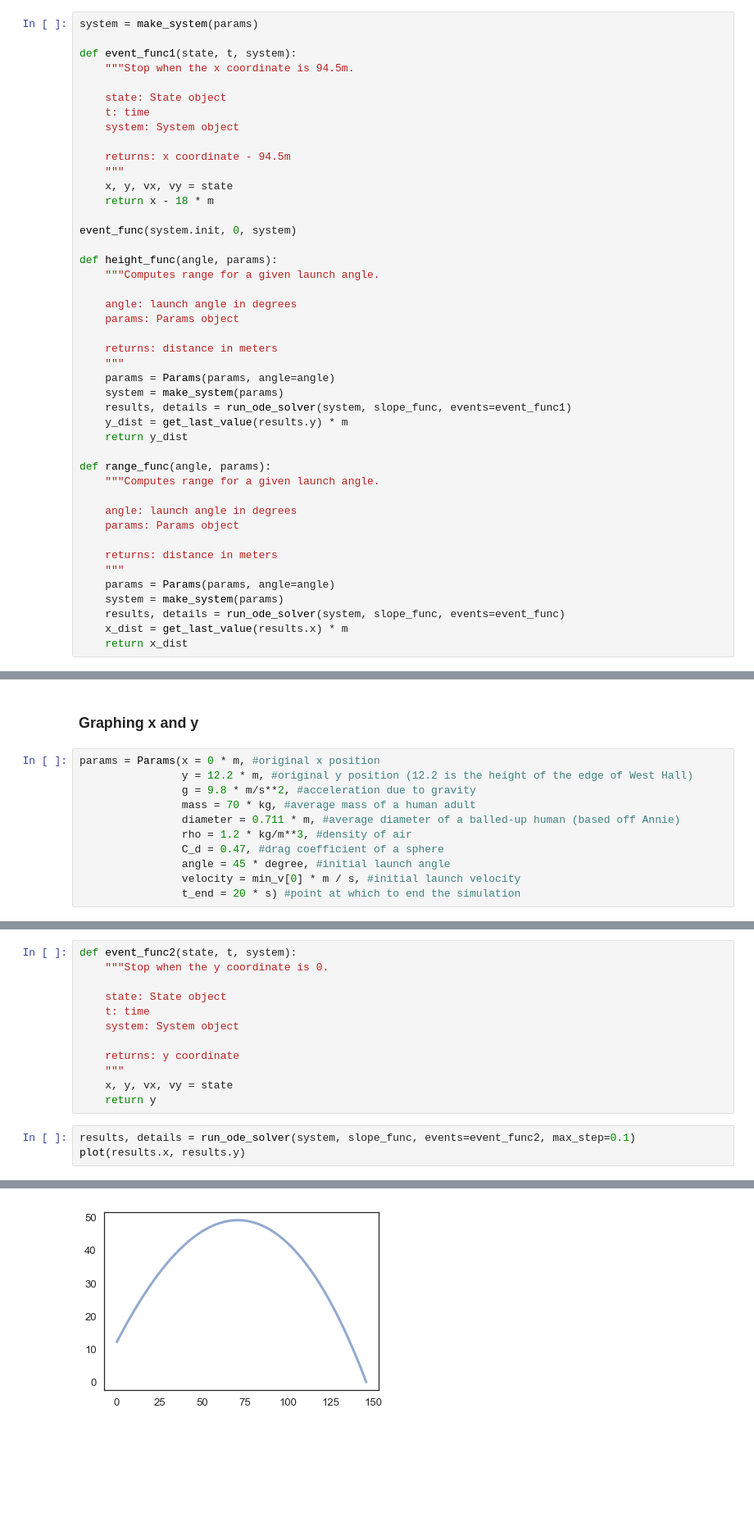
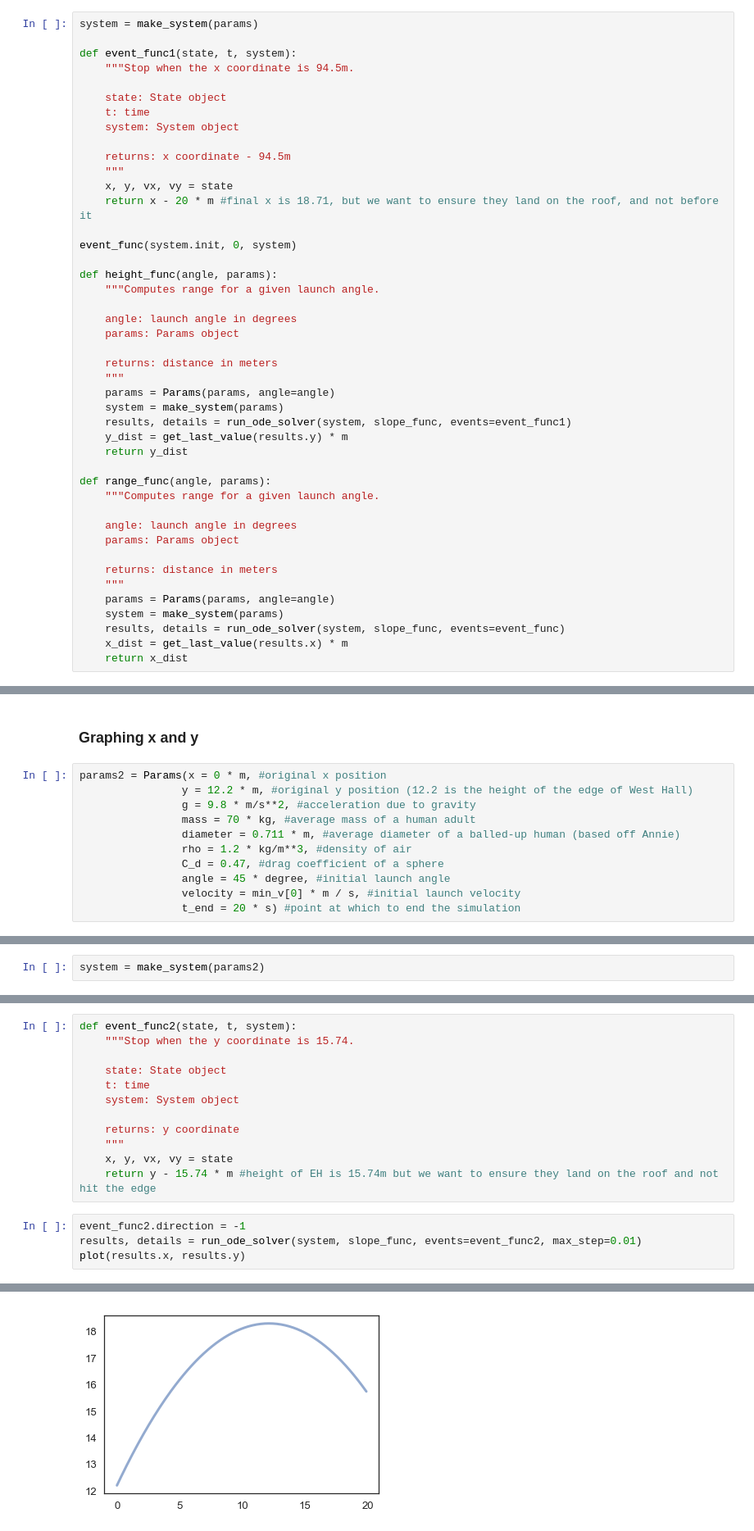
Before and after one commit to MellieZito/Project-3, a Jupyter notebook: code/OlinLaunch.ipynb, the cells around one changed output, grey strips where cells are left out. Shown: that part at 82% size. Saved outputs shown, nothing was run; the diff lists cells and outputs as text; blank space fills up the shorter version.

Commit message:
x,y plot completed, trajectory correct

```diff
--- a/code/OlinLaunch.ipynb
+++ b/code/OlinLaunch.ipynb
@@ -130,7 +130,7 @@ def event_func1(state, t, system):
     returns: x coordinate - 94.5m
     """
     x, y, vx, vy = state
-    return x - 18 * m
+    return x - 20 * m #final x is 18.71, but we want to ensure they land on the roof, and not before it
 
 event_func(system.init, 0, system)
 
@@ -267,7 +267,7 @@ error_func2(min_v[0], params)
 # %% [markdown]
 ### Graphing x and y
 # %%
-params = Params(x = 0 * m, #original x position
+params2 = Params(x = 0 * m, #original x position
                 y = 12.2 * m, #original y position (12.2 is the height of the edge of West Hall)
                 g = 9.8 * m/s**2, #acceleration due to gravity
                 mass = 70 * kg, #average mass of a human adult
@@ -313,3 +313,5 @@ def make_system(params):
     area = np.pi * (diameter/2)**2
 
     return System(params, init=init, area=area)
+# %%
+system = make_system(params2)
@@ -349,7 +365,7 @@ def slope_func(state, t, system):
     return vx, vy, a.x, a.y
 # %%
 def event_func2(state, t, system):
-    """Stop when the y coordinate is 0.
+    """Stop when the y coordinate is 15.74.
 
     state: State object
     t: time
@@ -358,13 +374,14 @@ def event_func2(state, t, system):
     returns: y coordinate
     """
     x, y, vx, vy = state
-    return y
+    return y - 15.74 * m #height of EH is 15.74m but we want to ensure they land on the roof and not hit the edge
 # %%
-results, details = run_ode_solver(system, slope_func, events=event_func2, max_step=0.1)
+event_func2.direction = -1
+results, details = run_ode_solver(system, slope_func, events=event_func2, max_step=0.01)
 plot(results.x, results.y)
 # %% [output]
 [<matplotlib.lines.Line2D at 0x...>]
-[figure, old version]
+[figure, new version]
 # %%
 results
 # %% [output]
```
Also changed, not shown: parts of 12 cells of this notebook, 3 other files.
